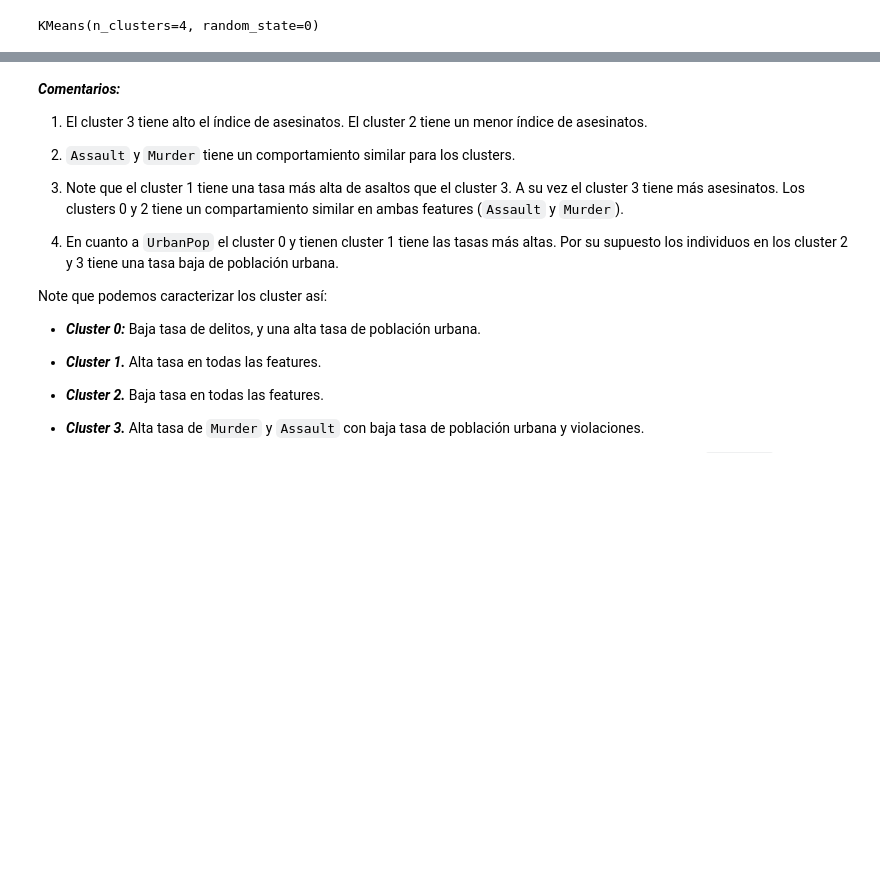
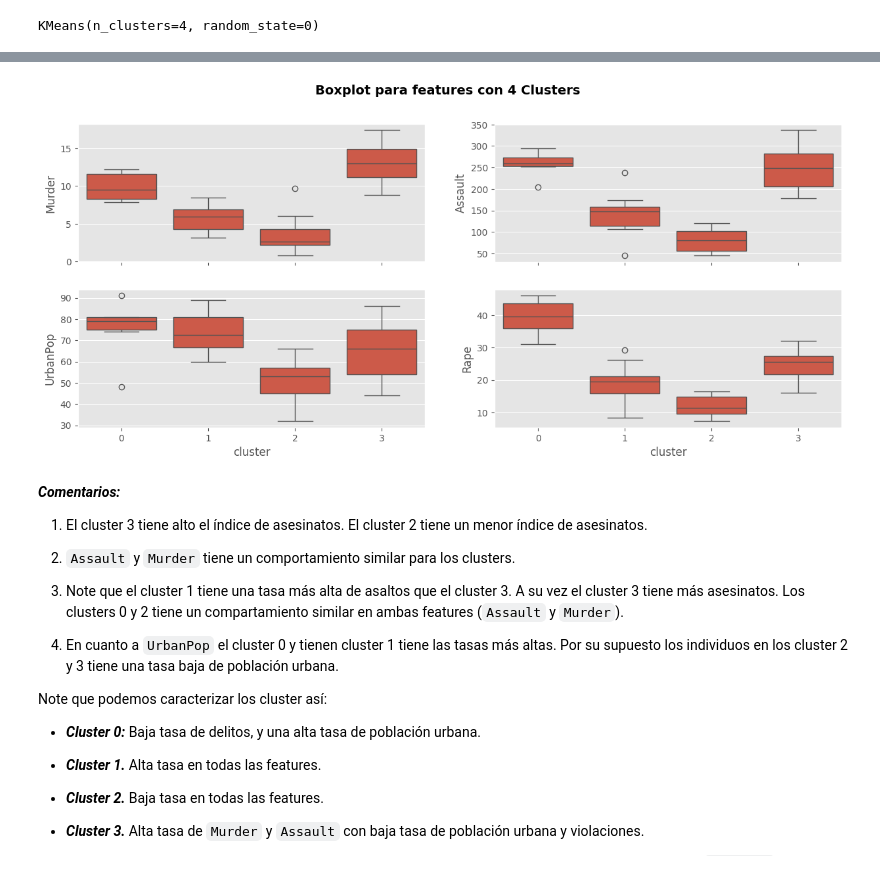
Before and after one commit to lacamposm/Metodos-Estadisticos, a Jupyter notebook: Lectura_9_Kmeans.ipynb, the cells around one changed output, grey strips where cells are left out. Saved outputs shown, nothing was run; the diff lists cells and outputs as text; code cells hidden in the pictures; blank space fills up the shorter version.

```diff
--- a/Lectura_9_Kmeans.ipynb
+++ b/Lectura_9_Kmeans.ipynb
@@ -471,3 +457,15 @@ plt.show()
+# %%
+# Box-plots
+fig, axes = plt.subplots(2,2, sharex=True)
+#
+sns.boxplot(data=df_clusters4, x="cluster", y="Murder", ax=axes[0,0])
+sns.boxplot(data=df_clusters4, x="cluster", y="Assault", ax=axes[0,1])
+sns.boxplot(data=df_clusters4, x="cluster", y="UrbanPop", ax=axes[1,0])
+sns.boxplot(data=df_clusters4, x="cluster", y="Rape", ax=axes[1,1])
+fig.suptitle("Boxplot para features con 4 Clusters", fontsize=14, fontweight="bold",)
+plt.show()
+# %% [output]
+[figure, added]
 # %% [markdown]
 ***Comentarios:***
 
```
Also changed, not shown: parts of 19 cells of this notebook, 3 other files.
